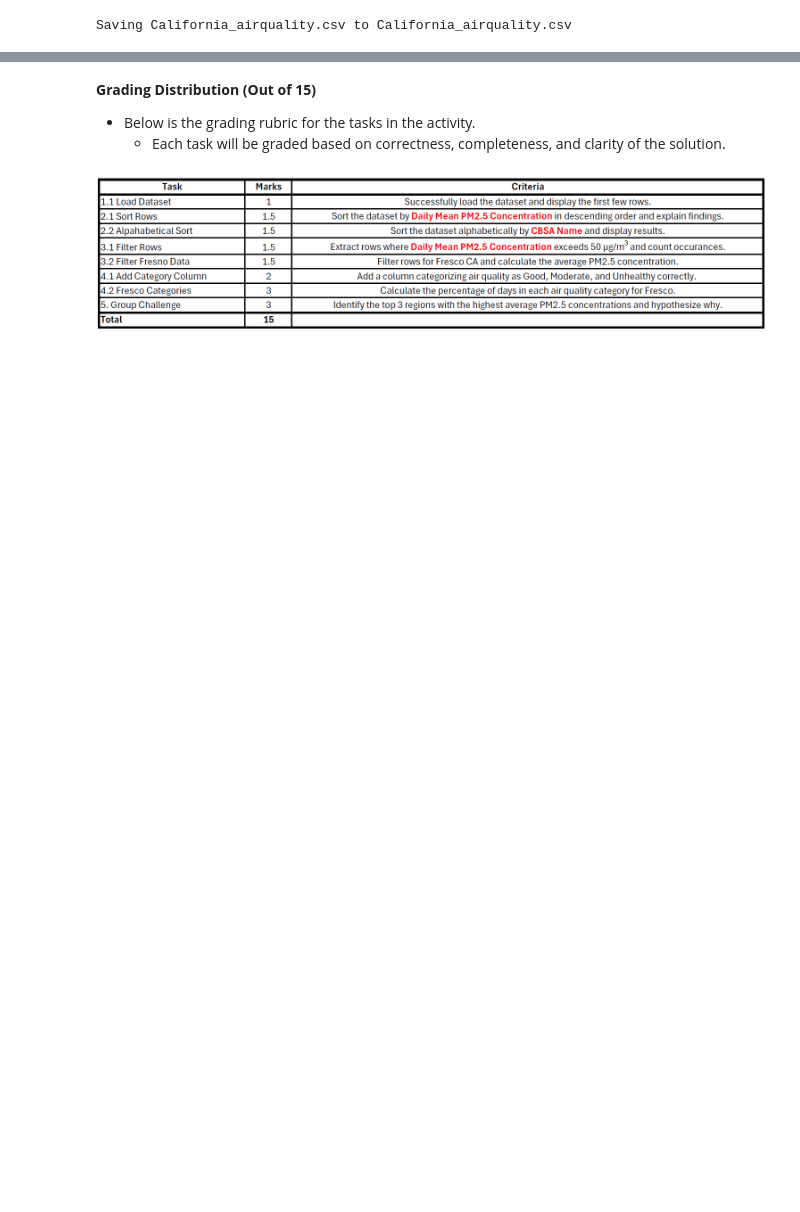
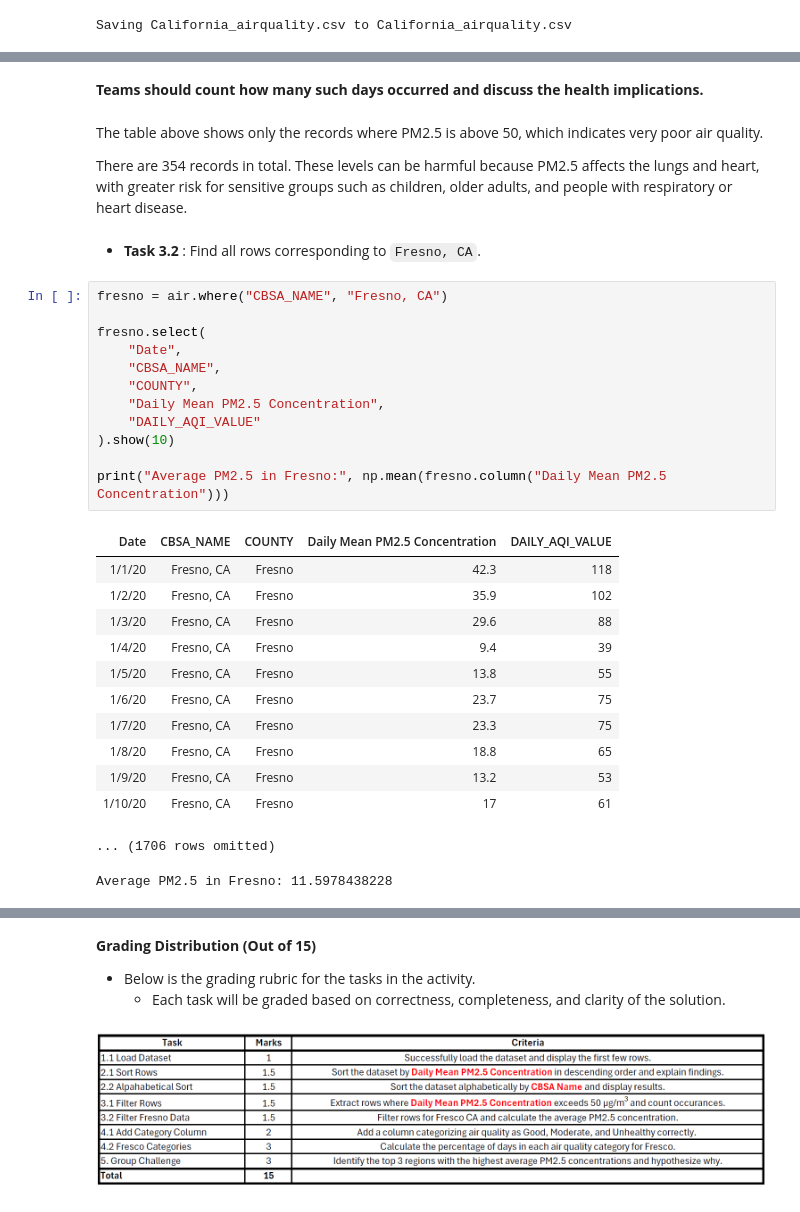
Before and after one commit to HamadAlobeidliMAI/FDS, a Jupyter notebook: Notebooks/ITBL1/Group_2_AirQuality_Analysis.ipynb, the cells around one changed output, grey strips where cells are left out. Saved outputs shown, nothing was run; the diff lists cells and outputs as text; blank space fills up the shorter version.

Commit message:
This is Group 2 iTBL1 solution.

```diff
--- a/Notebooks/ITBL1/Group_2_AirQuality_Analysis.ipynb
+++ b/Notebooks/ITBL1/Group_2_AirQuality_Analysis.ipynb
@@ -270,0 +175,34 @@ This is consistent with the well-documented air quality challenges of the Centra
+# %% [markdown]
+**Teams should count how many such days occurred and discuss the health implications.**
+# %% [markdown]
+The table above shows only the records where PM2.5 is above 50, which indicates very poor air quality.
+
+There are 354 records in total. These levels can be harmful because PM2.5 affects the lungs and heart, with greater risk for sensitive groups such as children, older adults, and people with respiratory or heart disease.
+# %% [markdown]
+- **Task 3.2** : Find all rows corresponding to `Fresno, CA`.
+# %%
+fresno = air.where("CBSA_NAME", "Fresno, CA")
+
+fresno.select(
+    "Date",
+    "CBSA_NAME",
+    "COUNTY",
+    "Daily Mean PM2.5 Concentration",
+    "DAILY_AQI_VALUE"
+).show(10)
+
+print("Average PM2.5 in Fresno:", np.mean(fresno.column("Daily Mean PM2.5 Concentration")))
+# %% [output]
+| Date | CBSA_NAME | COUNTY | Daily Mean PM2.5 Concentration | DAILY_AQI_VALUE |
+| 1/1/20 | Fresno, CA | Fresno | 42.3 | 118 |
+| 1/2/20 | Fresno, CA | Fresno | 35.9 | 102 |
+| 1/3/20 | Fresno, CA | Fresno | 29.6 | 88 |
+| 1/4/20 | Fresno, CA | Fresno | 9.4 | 39 |
+| 1/5/20 | Fresno, CA | Fresno | 13.8 | 55 |
+| 1/6/20 | Fresno, CA | Fresno | 23.7 | 75 |
+| 1/7/20 | Fresno, CA | Fresno | 23.3 | 75 |
+| 1/8/20 | Fresno, CA | Fresno | 18.8 | 65 |
+| 1/9/20 | Fresno, CA | Fresno | 13.2 | 53 |
+| 1/10/20 | Fresno, CA | Fresno | 17 | 61 |
+... (1706 rows omitted)
+Average PM2.5 in Fresno: 11.5978438228
```
Also changed, not shown: parts of 47 cells of this notebook.
